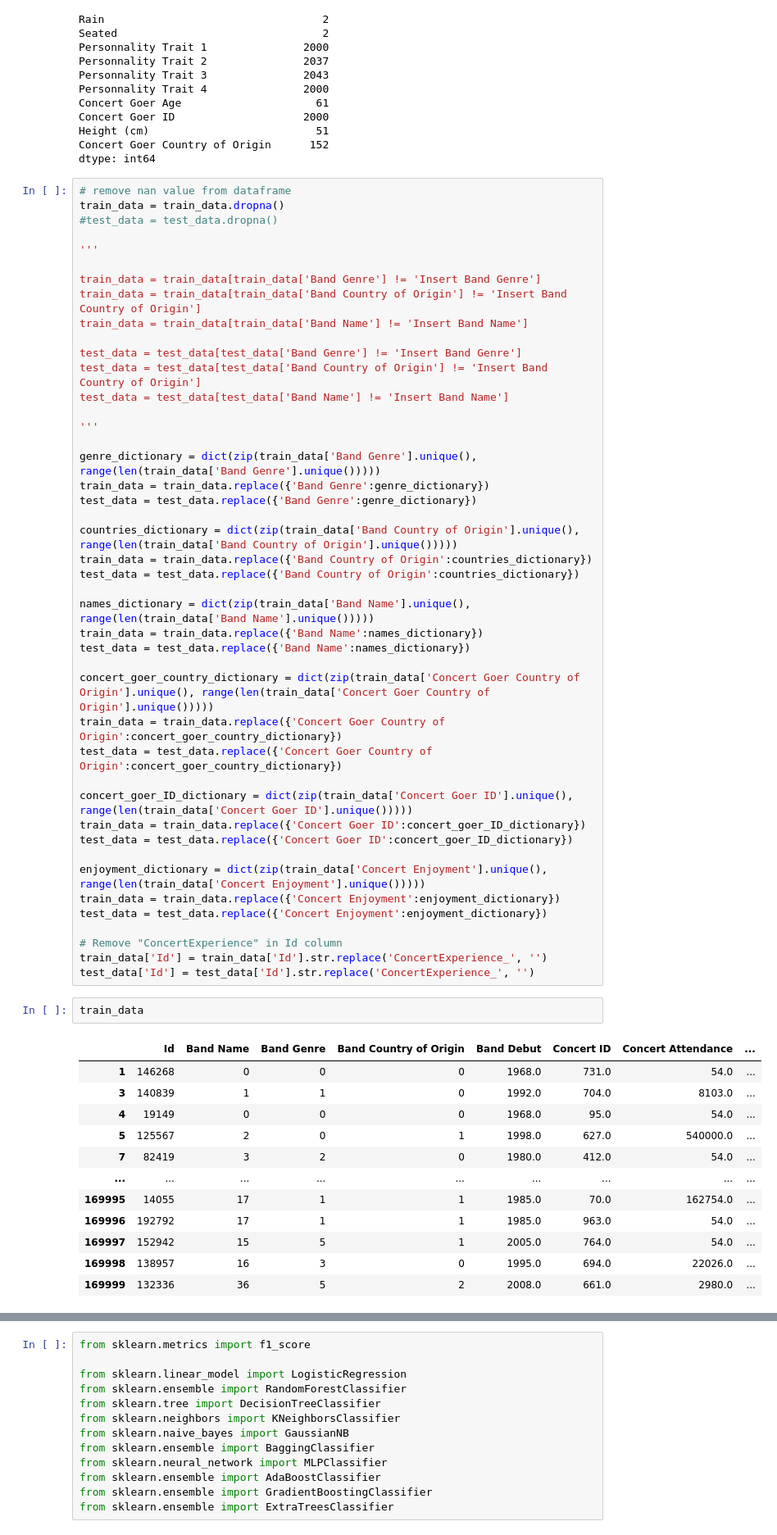
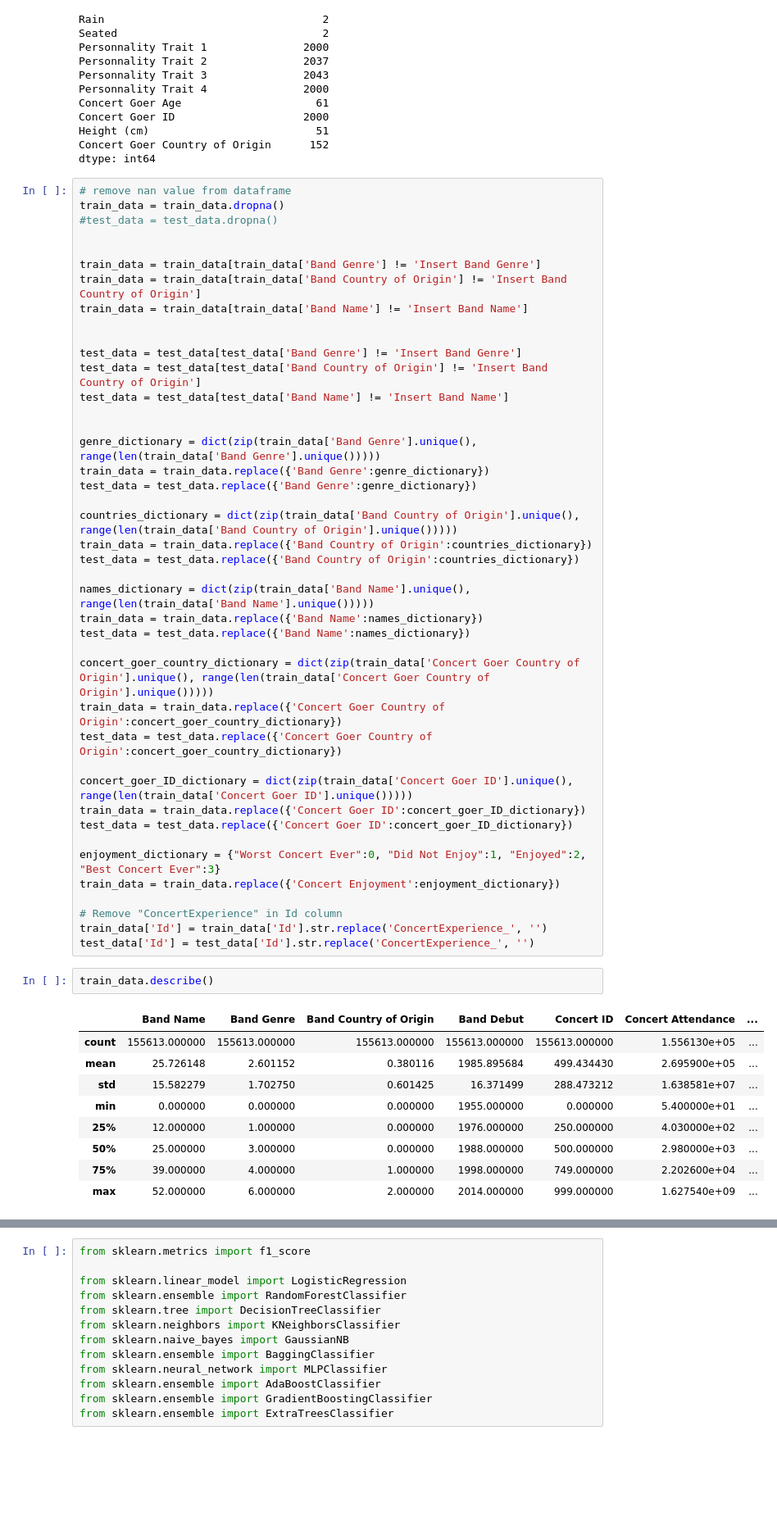
Before and after one commit to shahrohman/inf8245e_kaggle, a Jupyter notebook: ML_kaggle.ipynb, the cells around one changed output, grey strips where cells are left out. Shown at 82% size. Cells and saved outputs as stored; diff of their text form; blank space fills up the shorter version.

```diff
--- a/ML_kaggle.ipynb
+++ b/ML_kaggle.ipynb
@@ -246,17 +231,16 @@ dtype: int64
 train_data = train_data.dropna()
 #test_data = test_data.dropna()
 
-'''
 
 train_data = train_data[train_data['Band Genre'] != 'Insert Band Genre']
 train_data = train_data[train_data['Band Country of Origin'] != 'Insert Band Country of Origin']
 train_data = train_data[train_data['Band Name'] != 'Insert Band Name']
 
+
 test_data = test_data[test_data['Band Genre'] != 'Insert Band Genre']
 test_data = test_data[test_data['Band Country of Origin'] != 'Insert Band Country of Origin']
 test_data = test_data[test_data['Band Name'] != 'Insert Band Name']
 
-'''
 
 genre_dictionary = dict(zip(train_data['Band Genre'].unique(), range(len(train_data['Band Genre'].unique()))))
 train_data = train_data.replace({'Band Genre':genre_dictionary})
@@ -278,25 +262,21 @@ concert_goer_ID_dictionary = dict(zip(train_data['Concert Goer ID'].unique(), ra
 train_data = train_data.replace({'Concert Goer ID':concert_goer_ID_dictionary})
 test_data = test_data.replace({'Concert Goer ID':concert_goer_ID_dictionary})
 
-enjoyment_dictionary = dict(zip(train_data['Concert Enjoyment'].unique(), range(len(train_data['Concert Enjoyment'].unique()))))
+enjoyment_dictionary = {"Worst Concert Ever":0, "Did Not Enjoy":1, "Enjoyed":2, "Best Concert Ever":3}
 train_data = train_data.replace({'Concert Enjoyment':enjoyment_dictionary})
-test_data = test_data.replace({'Concert Enjoyment':enjoyment_dictionary})
 
 # Remove "ConcertExperience" in Id column
 train_data['Id'] = train_data['Id'].str.replace('ConcertExperience_', '')
 test_data['Id'] = test_data['Id'].str.replace('ConcertExperience_', '')
 # %%
-train_data
+train_data.describe()
 # %% [output]
-|  | Id | Band Name | Band Genre | Band Country of Origin | Band Debut | Concert ID | Concert Attendance | ... |
-| 1 | 146268 | 0 | 0 | 0 | 1968.0 | 731.0 | 54.0 | ... |
-| 3 | 140839 | 1 | 1 | 0 | 1992.0 | 704.0 | 8103.0 | ... |
-| 4 | 19149 | 0 | 0 | 0 | 1968.0 | 95.0 | 54.0 | ... |
-| 5 | 125567 | 2 | 0 | 1 | 1998.0 | 627.0 | 540000.0 | ... |
-| 7 | 82419 | 3 | 2 | 0 | 1980.0 | 412.0 | 54.0 | ... |
-| ... | ... | ... | ... | ... | ... | ... | ... | ... |
-| 169995 | 14055 | 17 | 1 | 1 | 1985.0 | 70.0 | 162754.0 | ... |
-| 169996 | 192792 | 17 | 1 | 1 | 1985.0 | 963.0 | 54.0 | ... |
-| 169997 | 152942 | 15 | 5 | 1 | 2005.0 | 764.0 | 54.0 | ... |
-| 169998 | 138957 | 16 | 3 | 0 | 1995.0 | 694.0 | 22026.0 | ... |
-| 169999 | 132336 | 36 | 5 | 2 | 2008.0 | 661.0 | 2980.0 | ... |
+|  | Band Name | Band Genre | Band Country of Origin | Band Debut | Concert ID | Concert Attendance | ... |
+| count | 155613.000000 | 155613.000000 | 155613.000000 | 155613.000000 | 155613.000000 | 1.556130e+05 | ... |
+| mean | 25.726148 | 2.601152 | 0.380116 | 1985.895684 | 499.434430 | 2.695900e+05 | ... |
+| std | 15.582279 | 1.702750 | 0.601425 | 16.371499 | 288.473212 | 1.638581e+07 | ... |
+| min | 0.000000 | 0.000000 | 0.000000 | 1955.000000 | 0.000000 | 5.400000e+01 | ... |
+| 25% | 12.000000 | 1.000000 | 0.000000 | 1976.000000 | 250.000000 | 4.030000e+02 | ... |
+| 50% | 25.000000 | 3.000000 | 0.000000 | 1988.000000 | 500.000000 | 2.980000e+03 | ... |
+| 75% | 39.000000 | 4.000000 | 1.000000 | 1998.000000 | 749.000000 | 2.202600e+04 | ... |
+| max | 52.000000 | 6.000000 | 2.000000 | 2014.000000 | 999.000000 | 1.627540e+09 | ... |
```
Also changed, not shown: parts of 67 cells of this notebook, 1 other file.
